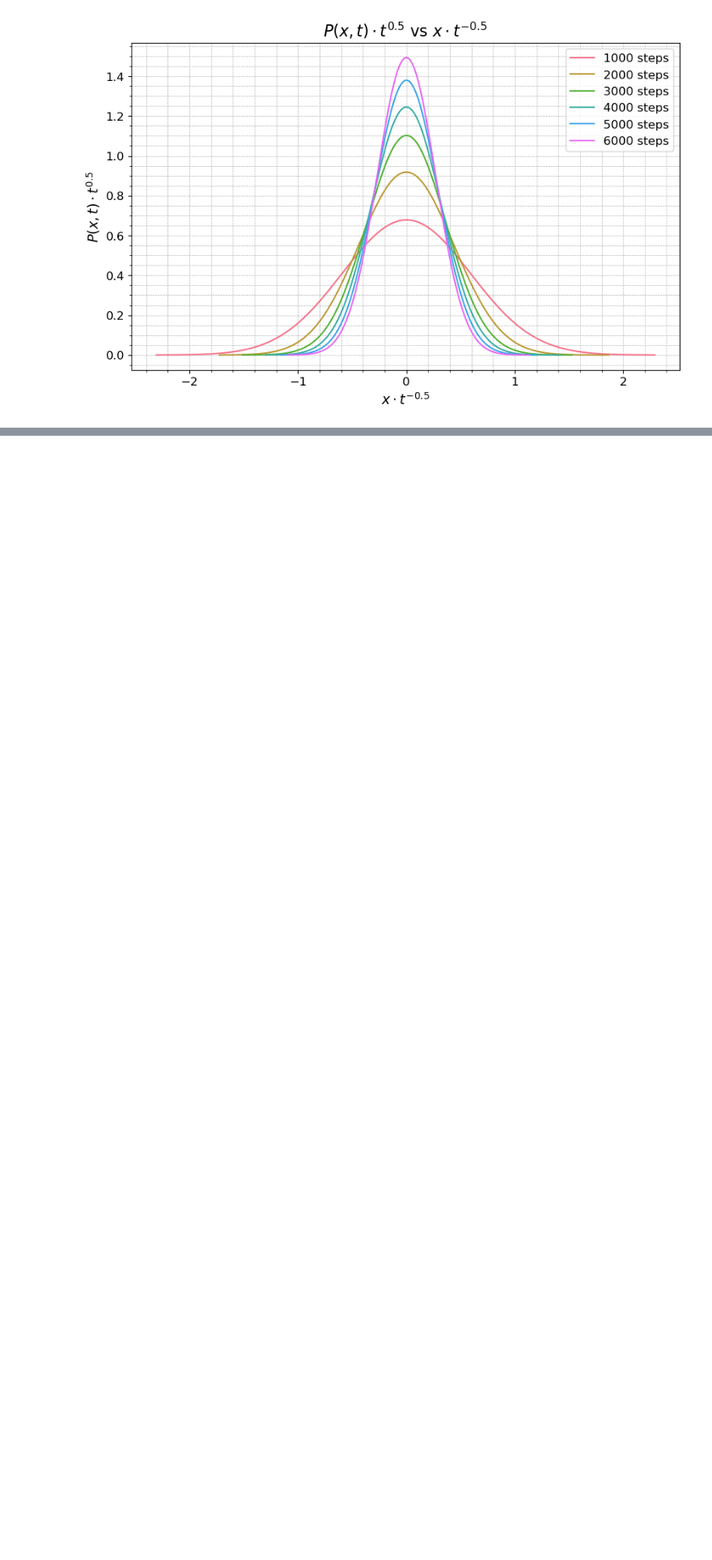
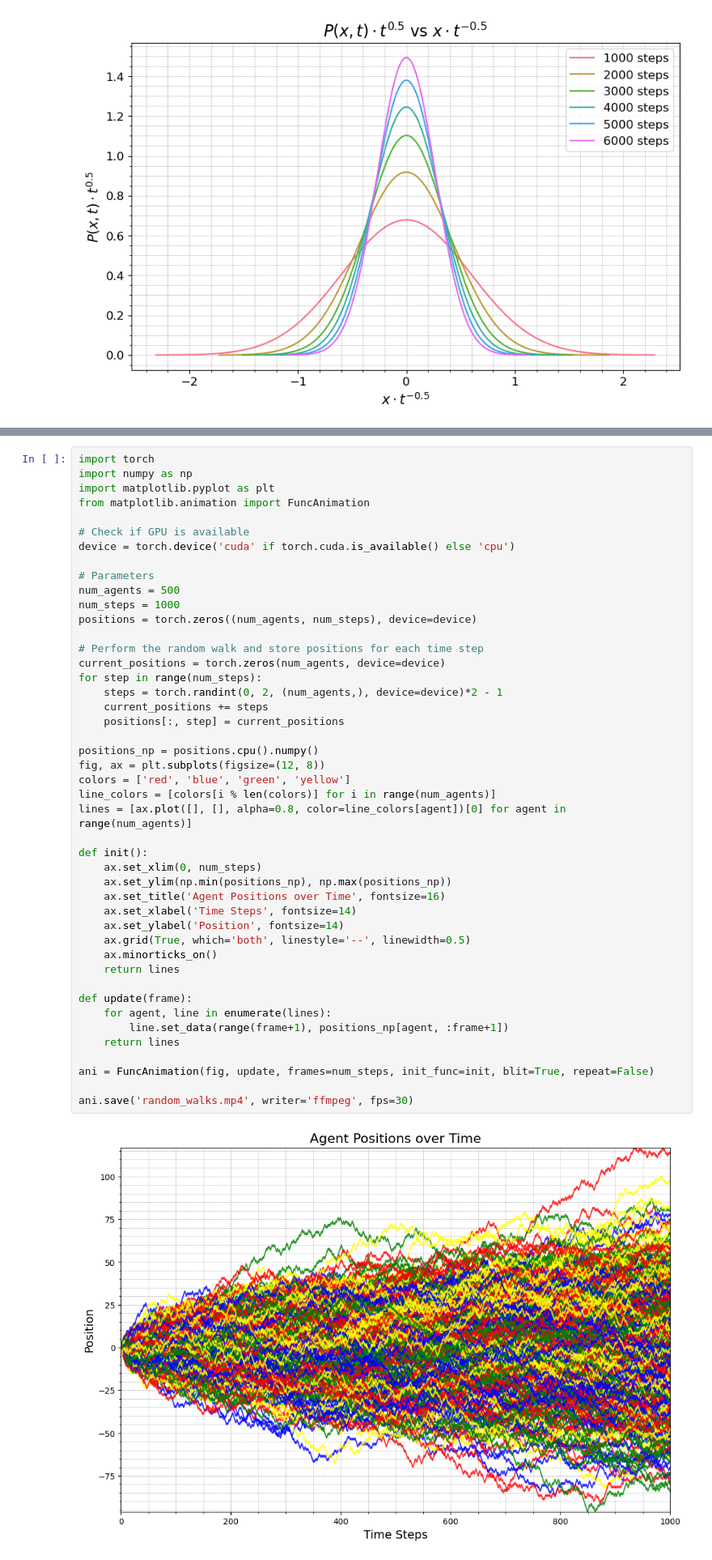
Before and after one commit to mushrafi88/Random_walk, a Jupyter notebook: random_walk.ipynb, the cells around one changed output, grey strips where cells are left out. Shown at 81% size. Saved outputs shown, nothing was run; the diff lists cells and outputs as text; blank space fills up the shorter version.

```diff
--- a/random_walk.ipynb
+++ b/random_walk.ipynb
@@ -282,0 +285,47 @@ plt.show()
+# %%
+import torch
+import numpy as np
+import matplotlib.pyplot as plt
+from matplotlib.animation import FuncAnimation
+
+# Check if GPU is available
+device = torch.device('cuda' if torch.cuda.is_available() else 'cpu')
+
+# Parameters
+num_agents = 500
+num_steps = 1000
+positions = torch.zeros((num_agents, num_steps), device=device)
+
+# Perform the random walk and store positions for each time step
+current_positions = torch.zeros(num_agents, device=device)
+for step in range(num_steps):
+    steps = torch.randint(0, 2, (num_agents,), device=device)*2 - 1
+    current_positions += steps
+    positions[:, step] = current_positions
+
+positions_np = positions.cpu().numpy()
+fig, ax = plt.subplots(figsize=(12, 8))
+colors = ['red', 'blue', 'green', 'yellow']
+line_colors = [colors[i % len(colors)] for i in range(num_agents)]
+lines = [ax.plot([], [], alpha=0.8, color=line_colors[agent])[0] for agent in range(num_agents)]
+
+def init():
+    ax.set_xlim(0, num_steps)
+    ax.set_ylim(np.min(positions_np), np.max(positions_np))
+    ax.set_title('Agent Positions over Time', fontsize=16)
+    ax.set_xlabel('Time Steps', fontsize=14)
+    ax.set_ylabel('Position', fontsize=14)
+    ax.grid(True, which='both', linestyle='--', linewidth=0.5)
+    ax.minorticks_on()
+    return lines
+
+def update(frame):
+    for agent, line in enumerate(lines):
+        line.set_data(range(frame+1), positions_np[agent, :frame+1])
+    return lines
+
+ani = FuncAnimation(fig, update, frames=num_steps, init_func=init, blit=True, repeat=False)
+
+ani.save('random_walks.mp4', writer='ffmpeg', fps=30)
+# %% [output]
+[figure, added]
```
Also changed, not shown: parts of 1 cell of this notebook.
